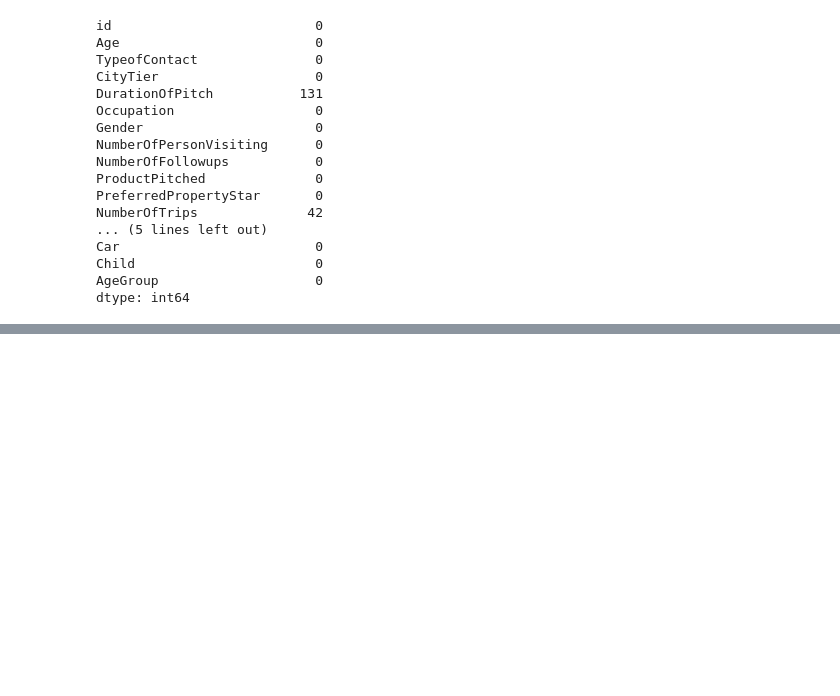
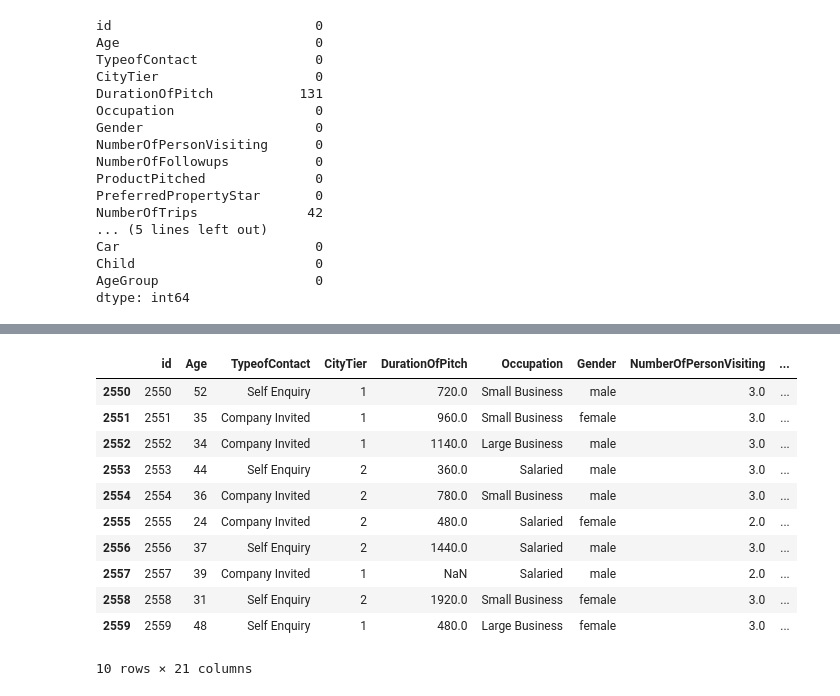
Before and after one commit to RickHub0115/SIGNATE-Summer-Cup-2024, a Jupyter notebook: scr/null/null_2_income.ipynb, the cells around one changed output, grey strips where cells are left out. Saved outputs shown, nothing was run; the diff lists cells and outputs as text; code cells hidden in the pictures; blank space fills up the shorter version.

```diff
--- a/scr/null/null_2_income.ipynb
+++ b/scr/null/null_2_income.ipynb
@@ -67,0 +177,2 @@ array(['40s', '30s', '20s', '50s', '10s', '60s'], dtype=object)
+# %%
+X_train_predict_income, X_test_predict_income = feature_to_int(X_train_predict_income, X_test_predict_income)
@@ -67,0 +230,18 @@ array(['40s', '30s', '20s', '50s', '10s', '60s'], dtype=object)
+# %%
+y_test_predict_income = np.zeros(len(X_test_predict_income))
+
+# アンサンブル
+for model in models:
+    y_test_predict_income += model.predict(X_test_predict_income) / len(models)
+
+y_test_predict_income = pd.DataFrame({
+    'MonthlyIncome': y_test_predict_income
+})
+# %%
+# 訓練データとテストデータに分割する
+predicted_train_age = y_test_predict_income.iloc[:len(id_train), 0]
+predicted_test_age = y_test_predict_income.iloc[len(id_train): , 0]
+
+# id(主キー)を与える。
+predicted_train_age.index = id_train
+predicted_test_age.index = id_test
@@ -67,0 +277,19 @@ array(['40s', '30s', '20s', '50s', '10s', '60s'], dtype=object)
+# %%
+# 欠損値を予測値で補完する
+df_train.loc[df_train['MonthlyIncome'].isna(), 'MonthlyIncome'] = round(predicted_train_age)
+df_test.loc[df_test['MonthlyIncome'].isna(), 'MonthlyIncome'] = round(predicted_test_age)
+# %%
+df_train[2550:2560]
+# %% [output]
+|  | id | Age | TypeofContact | CityTier | DurationOfPitch | Occupation | Gender | NumberOfPersonVisiting | ... |
+| 2550 | 2550 | 52 | Self Enquiry | 1 | 720.0 | Small Business | male | 3.0 | ... |
+| 2551 | 2551 | 35 | Company Invited | 1 | 960.0 | Small Business | female | 3.0 | ... |
+| 2552 | 2552 | 34 | Company Invited | 1 | 1140.0 | Large Business | male | 3.0 | ... |
+| 2553 | 2553 | 44 | Self Enquiry | 2 | 360.0 | Salaried | male | 3.0 | ... |
+| 2554 | 2554 | 36 | Company Invited | 2 | 780.0 | Small Business | male | 3.0 | ... |
+| 2555 | 2555 | 24 | Company Invited | 2 | 480.0 | Salaried | female | 2.0 | ... |
+| 2556 | 2556 | 37 | Self Enquiry | 2 | 1440.0 | Salaried | male | 3.0 | ... |
+| 2557 | 2557 | 39 | Company Invited | 1 | NaN | Salaried | male | 2.0 | ... |
+| 2558 | 2558 | 31 | Self Enquiry | 2 | 1920.0 | Small Business | female | 3.0 | ... |
+| 2559 | 2559 | 48 | Self Enquiry | 1 | 480.0 | Large Business | female | 3.0 | ... |
+10 rows × 21 columns
```
Also changed, not shown: parts of 15 cells of this notebook, 10 other files.
